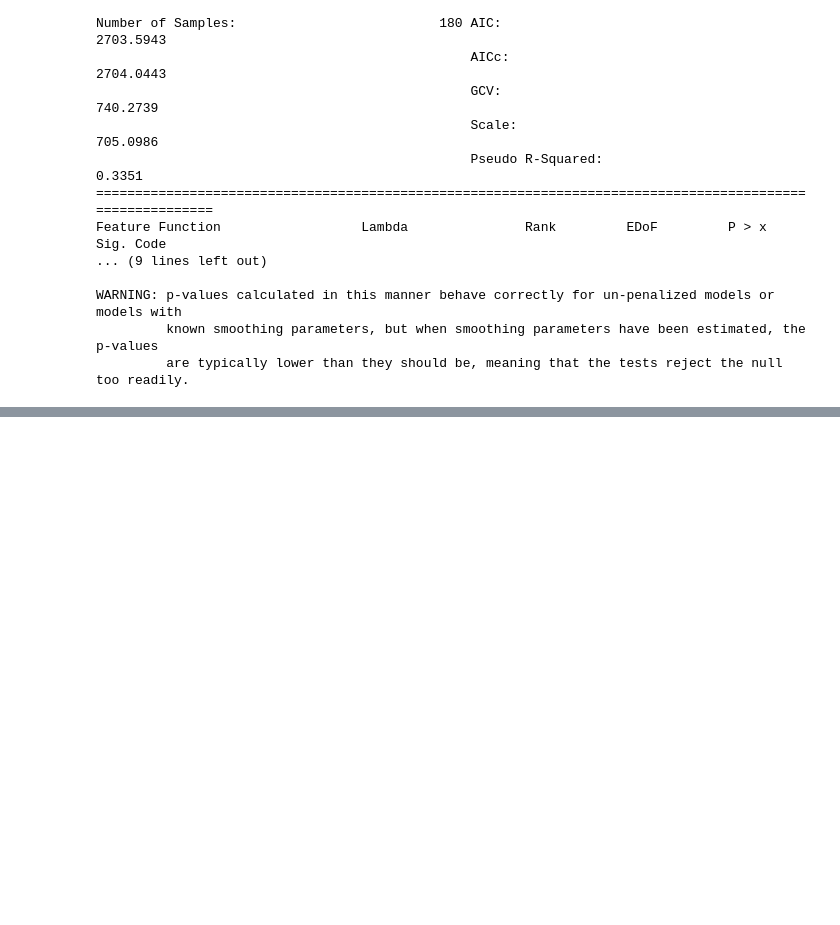
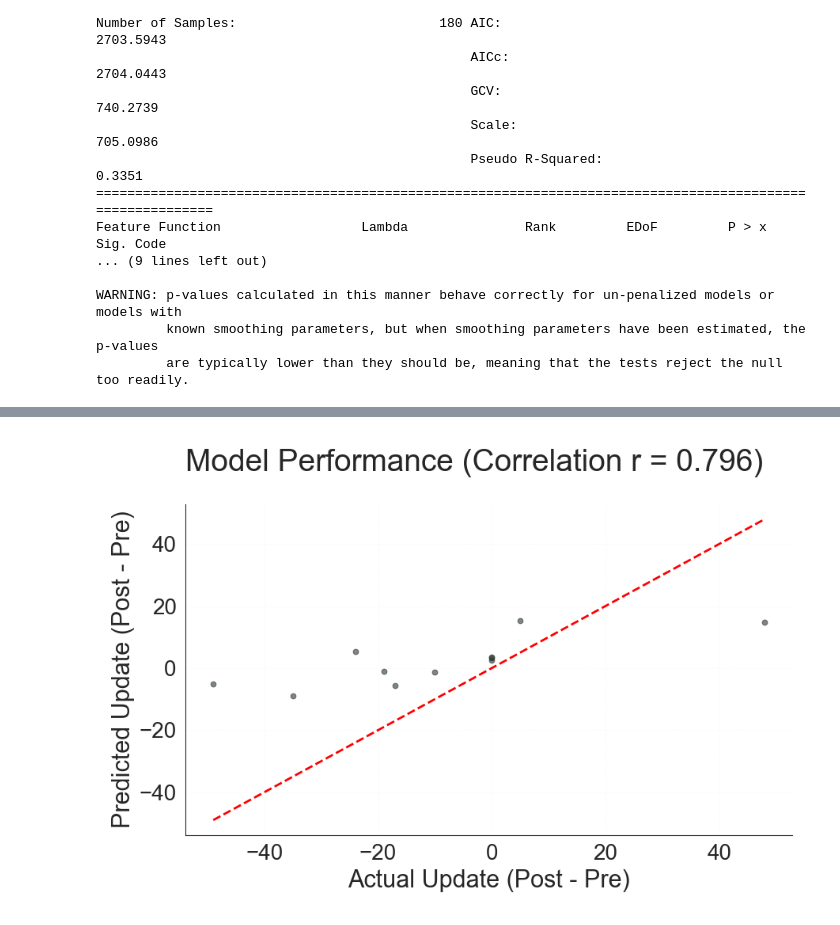
Before and after one commit to josh-ashkinaze/ssl, a Jupyter notebook: study2/6.3_analyze_init_norm_pilot.ipynb, the cells around one changed output, grey strips where cells are left out. Drawn from its saved outputs; the diff is of its cells as text; code cells hidden in the pictures; blank space fills up the shorter version.

Commit message:
model update linear

```diff
--- a/study2/6.3_analyze_init_norm_pilot.ipynb
+++ b/study2/6.3_analyze_init_norm_pilot.ipynb
@@ -1064,0 +1063,93 @@ WARNING: p-values calculated in this manner behave correctly for un-penalized mo
+# %%
+import pandas as pd
+import numpy as np
+import matplotlib.pyplot as plt
+from sklearn.linear_model import LinearRegression
+from sklearn.model_selection import train_test_split
+from sklearn.pipeline import Pipeline
+from sklearn.compose import ColumnTransformer
+from sklearn.preprocessing import OneHotEncoder
+
+def make_df():
+    """Creates a sample DataFrame for demonstration."""
+    np.random.seed(42)
+    data = {
+        'pre': np.random.randint(1, 11, 500),
+        'post': np.random.randint(1, 11, 500),
+        'rating': np.random.randint(1, 11, 500),
+        'domain': np.random.choice(['tech', 'health', 'finance'], 500),
+        'agreement_condition': np.random.choice(['low', 'high', 'medium'], 500),
+    }
+    return pd.DataFrame(data)
+
+def run_update_model(df, test_size=0.3, random_state=42):
+    """
+    Fits a linear model to predict the update in user rating (post - pre).
+    """
+
+    ###################################
+    # 1. Feature Engineering
+    ###################################
+    df = df.copy()
+    # Target variable
+    df['movement'] = df['post'] - df['pre']
+
+    # Engineered feature: The directional difference between AI and user.
+    df['ai_influence'] = df['rating'] - df['pre']
+
+    y = df['movement']
+    # Drop only the target and the direct outcome column
+    X = df.drop(columns=['post', 'movement'])
+
+    ###################################
+    # 2. Define the Preprocessor
+    ###################################
+    # We include pre, rating, and the new directional ai_influence feature.
+    numeric_features = ['pre', 'rating', 'ai_influence']
+    categorical_features = [col for col in ['domain', 'agreement_condition'] if col in X.columns]
+
+    print(f"Using numeric features: {numeric_features}")
+    print(f"Using categorical features: {categorical_features}")
+
+    preprocessor = ColumnTransformer(
+        transformers=[
+            ('num', 'passthrough', numeric_features),
+            ('cat', OneHotEncoder(handle_unknown='ignore', drop='first'), categorical_features)
+        ],
+        remainder='drop'
+    )
+
+    ###################################
+    # 3. Train/Test Split
+    ###################################
+    X_train, X_test, y_train, y_test = train_test_split(X, y, test_size=test_size, random_state=random_state)
+
+    ###################################
+    # 4. Create and Train the Pipeline
+    ###################################
+    pipeline = Pipeline(steps=[
+        ('preprocessor', preprocessor),
+        ('regressor', LinearRegression())
+    ])
+    pipeline.fit(X_train, y_train)
+
+    ###################################
+    # 5. Evaluate the Model
+    ###################################
+    predictions = pipeline.predict(X_test)
+    corr = np.corrcoef(y_test, predictions)[0, 1]
+
+    print(f"Test Correlation (r): {corr:.4f}")
+
+    plt.figure(figsize=(9, 6))
+    plt.scatter(y_test, predictions, alpha=0.6)
+    plt.plot([y_test.min(), y_test.max()], [y_test.min(), y_test.max()], '--', color='red', lw=2)
+    plt.xlabel("Actual Update (Post - Pre)")
+    plt.ylabel("Predicted Update (Post - Pre)")
+    plt.title(f"Model Performance (Correlation r = {corr:.3f})")
+    plt.grid(True)
+    plt.show()
+
+df.dropna(inplace=True)
+run_update_model(df)
+# %% [output]
@@ -1064,0 +1159 @@ WARNING: p-values calculated in this manner behave correctly for un-penalized mo
+[figure, added]
```
Also changed, not shown: parts of 14 cells of this notebook.
